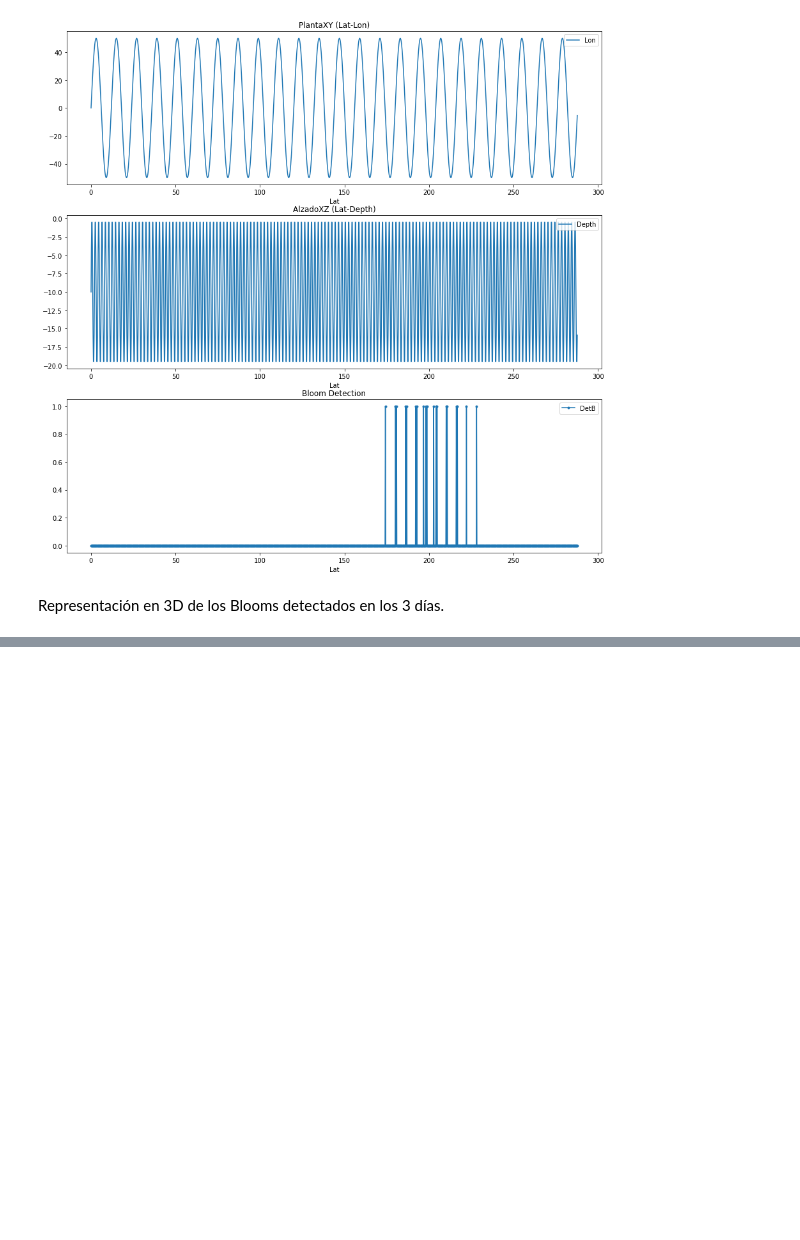
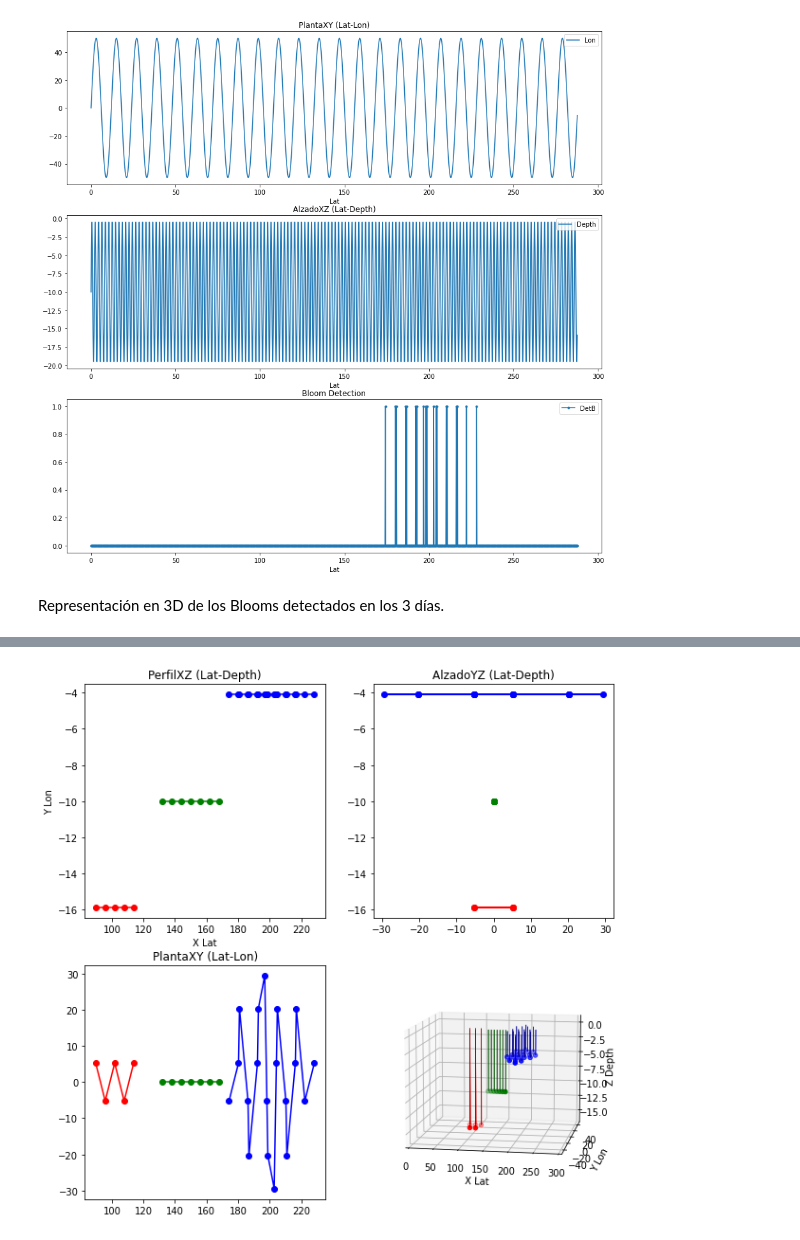
Before and after one commit to iscar-ucm/devs-bloom-public, a Jupyter notebook: Simulacion3days.ipynb, the cells around one changed output, grey strips where cells are left out. Cells and saved outputs as stored; diff of their text form; code cells hidden in the pictures; blank space fills up the shorter version.

```diff
--- a/Simulacion3days.ipynb
+++ b/Simulacion3days.ipynb
@@ -125,0 +95,63 @@ ax1.view_init(elev=10., azim=-80)
+# %%
+
+#import matplotlib.pyplot as plt
+x1=P1[P1.DetBb==1].Lat
+y1=P1[P1.DetBb==1].Lon
+z1=P1[P1.DetBb==1].Depth
+x2=P2[P2.DetBb==1].Lat
+y2=P2[P2.DetBb==1].Lon
+z2=P2[P2.DetBb==1].Depth
+x3=P3[P3.DetBb==1].Lat
+y3=P3[P3.DetBb==1].Lon
+z3=P3[P3.DetBb==1].Depth
+
+plt.close("all")
+
+fig = plt.figure()
+#ax1 = fig.gca(projection='3d')
+plt.rcParams["figure.figsize"] = (10,10)
+
+ax2=plt.subplot(221)
+ax2.plot(x1,z1,color='r',marker='o')
+ax2.plot(x2,z2,color='g',marker='o')
+ax2.plot(x3,z3,color='b',marker='o')
+ax2.set_title('PerfilXZ (Lat-Depth)')
+ax2.set_xlabel('X Lat')
+ax2.set_ylabel('Z Depth')
+ax3=plt.subplot(222)
+ax3.plot(y1,z1,color='r',marker='o')
+ax3.plot(y2,z2,color='g',marker='o')
+ax3.plot(y3,z3,color='b',marker='o')
+ax3.set_title('AlzadoYZ (Lat-Depth)')
+ax2.set_xlabel('Y Lon')
+ax2.set_ylabel('Z Depth')
+ax1=plt.subplot(223)
+ax1.plot(x1,y1,color='r',marker='o')
+ax1.plot(x2,y2,color='g',marker='o')
+ax1.plot(x3,y3,color='b',marker='o')
+ax1.set_title('PlantaXY (Lat-Lon)')
+ax2.set_xlabel('X Lat')
+ax2.set_ylabel('Y Lon')
+
+#plt.rcParams["figure.figsize"] = (10,30)
+ax4=plt.subplot(224,projection='3d')
+ax4.scatter(x1, y1, z1, color='r')
+ax4.bar3d(x1, y1, 0, 1, 1, z1, color='r')
+ax4.scatter(x2, y2, z2, color='g')
+ax4.bar3d(x2, y2, 0, 1, 1, z2, color='g')
+ax4.scatter(x3, y3, z3, color='b')
+ax4.bar3d(x3, y3, 0, 1, 1, z3, color='b')
+#ax1.bar(x,y, zs=-50, zdir='z',data=z)
+ax4.set_xlabel('X Lat')
+ax4.set_ylabel('Y Lon')
+ax4.set_zlabel('Z Depth')
+plt.xlim([0,300])
+plt.ylim([-50,50])
+ax4.view_init(elev=10., azim=-80)
+
+
+
+
+#plt.zlim([-20,0])
+# %% [output]
+[figure, added]
```
Also changed, not shown: parts of 2 cells of this notebook, 13 other files.
